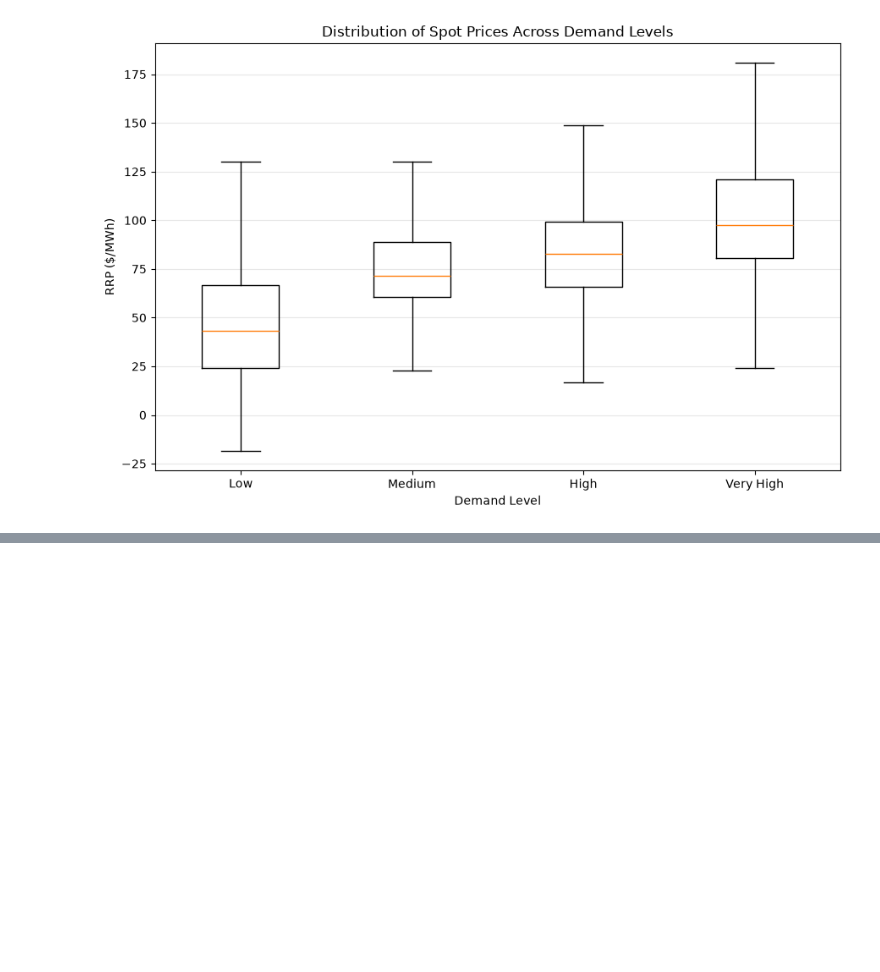
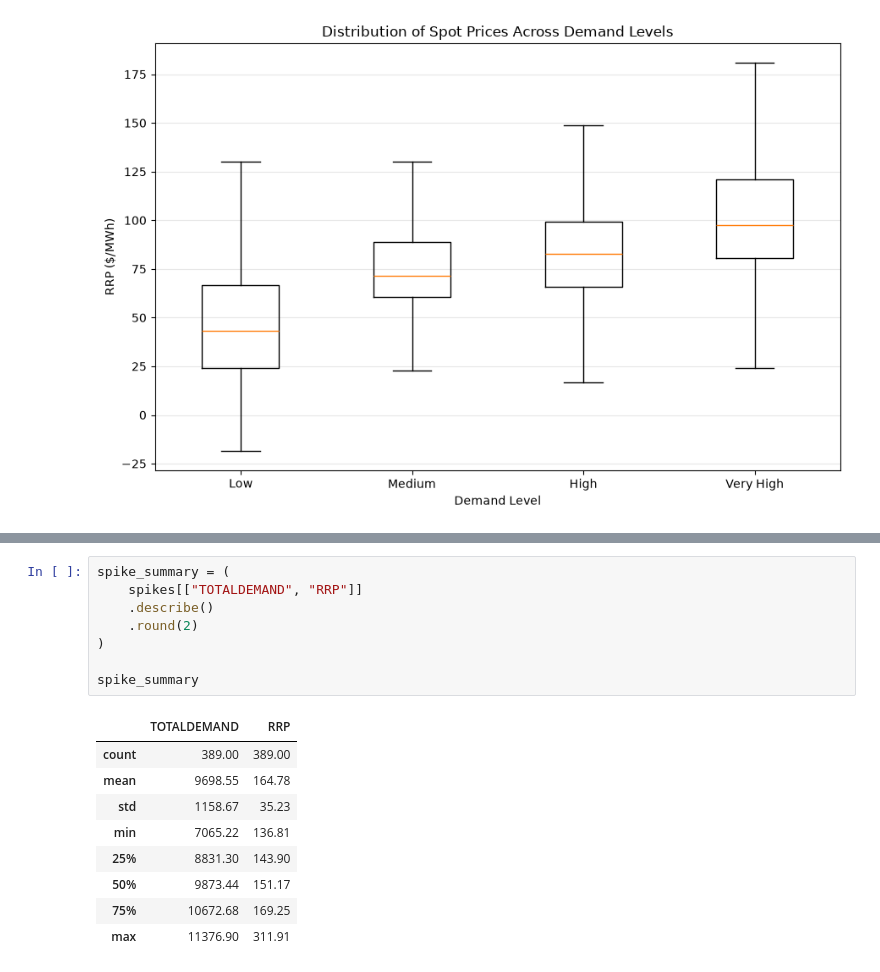
Before and after one commit to klm2109/australian-energy-market-analytics, a Jupyter notebook: notebooks/Price_Demand Analysis.ipynb, the cells around one changed output, grey strips where cells are left out. Drawn from its saved outputs; the diff is of its cells as text; blank space fills up the shorter version.

```diff
--- a/notebooks/Price_Demand Analysis.ipynb
+++ b/notebooks/Price_Demand Analysis.ipynb
@@ -282,0 +360,18 @@ plt.show()
+# %%
+spike_summary = (
+    spikes[["TOTALDEMAND", "RRP"]]
+    .describe()
+    .round(2)
+)
+
+spike_summary
+# %% [output]
+|  | TOTALDEMAND | RRP |
+| count | 389.00 | 389.00 |
+| mean | 9698.55 | 164.78 |
+| std | 1158.67 | 35.23 |
+| min | 7065.22 | 136.81 |
+| 25% | 8831.30 | 143.90 |
+| 50% | 9873.44 | 151.17 |
+| 75% | 10672.68 | 169.25 |
+| max | 11376.90 | 311.91 |
```
Also changed, not shown: parts of 8 cells of this notebook.
